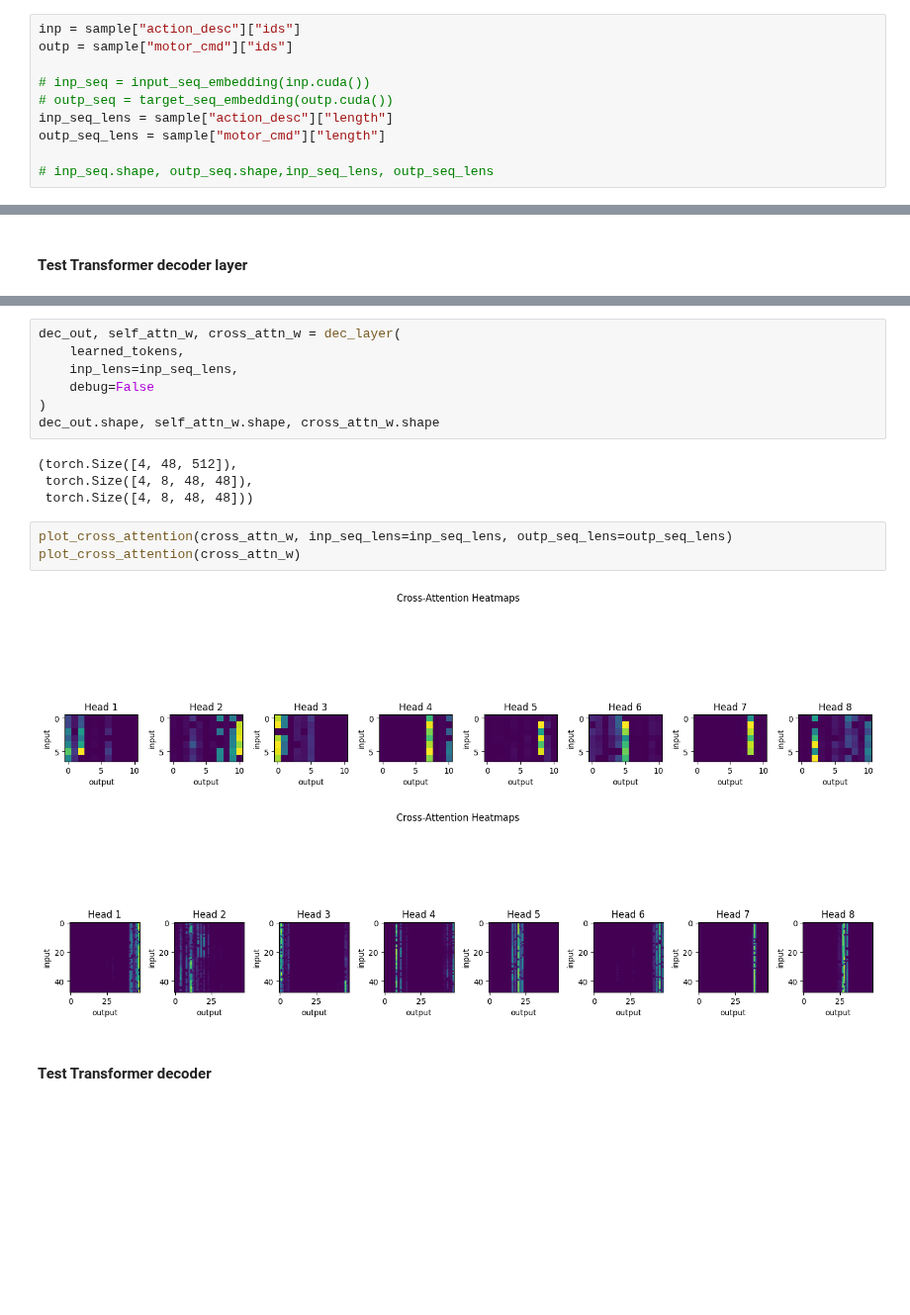
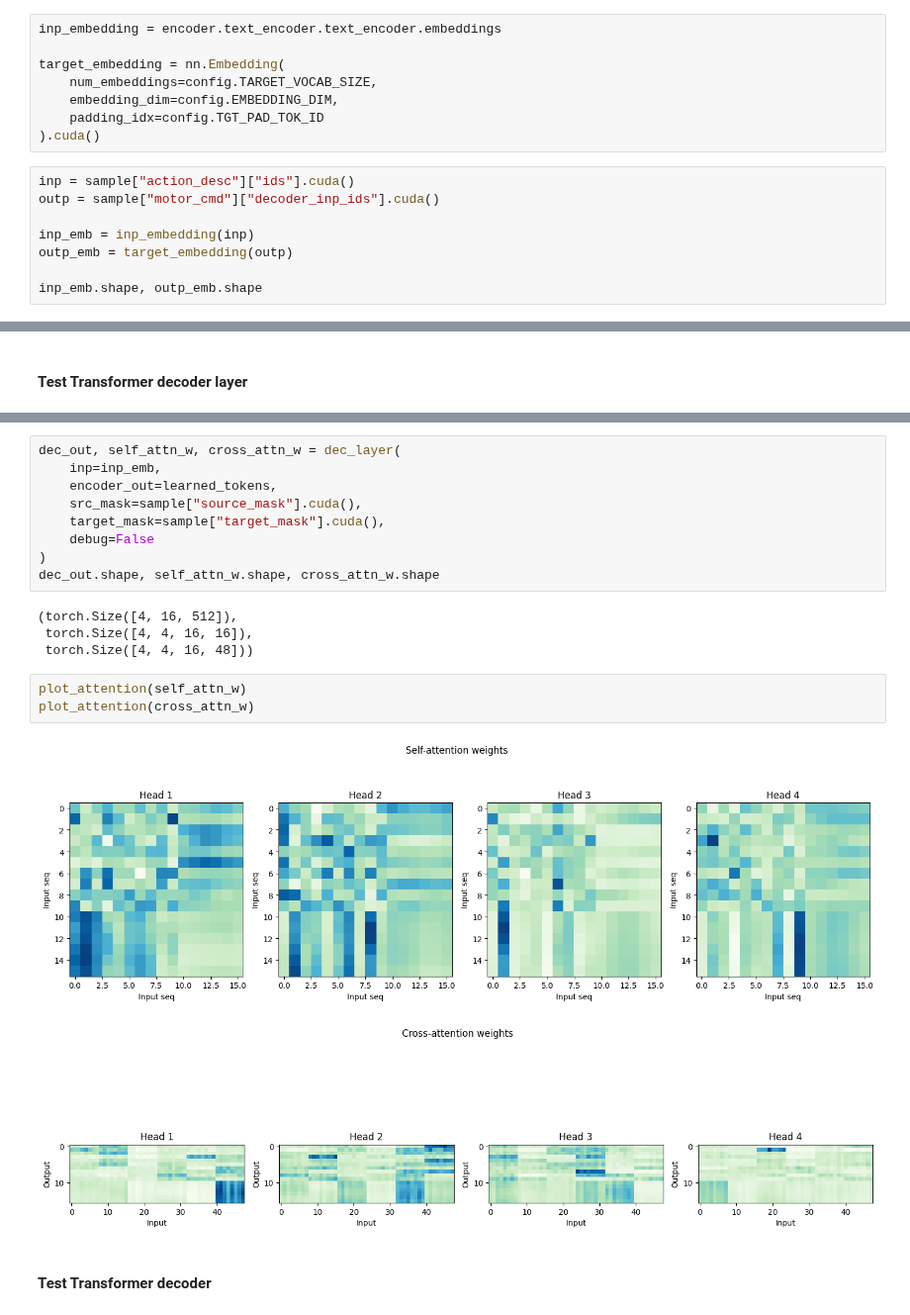
Before and after one commit to dric2018/smf_be, a Jupyter notebook: notebooks/Model.ipynb, the cells around one changed output, grey strips where cells are left out. Shown at 99% size. Drawn from its saved outputs; the diff is of its cells as text; blank space fills up the shorter version.

Commit message:
Updated RT1 Decoder

```diff
--- a/notebooks/Model.ipynb
+++ b/notebooks/Model.ipynb
@@ -253,13 +265,19 @@ print(pos_enc.shape)
 learned_tokens = tokenized_inputs + pos_enc
 # %% [output]
 torch.Size([4, 48, 512])
+# %%
+inp_embedding = encoder.text_encoder.text_encoder.embeddings
+
+target_embedding = nn.Embedding(
+    num_embeddings=config.TARGET_VOCAB_SIZE,
+    embedding_dim=config.EMBEDDING_DIM,
+    padding_idx=config.TGT_PAD_TOK_ID
+).cuda()
 # %%
-inp = sample["action_desc"]["ids"]
-outp = sample["motor_cmd"]["ids"]
+inp = sample["action_desc"]["ids"].cuda()
+outp = sample["motor_cmd"]["decoder_inp_ids"].cuda()
 
-# inp_seq = input_seq_embedding(inp.cuda())
-# outp_seq = target_seq_embedding(outp.cuda())
-inp_seq_lens = sample["action_desc"]["length"]
-outp_seq_lens = sample["motor_cmd"]["length"]
+inp_emb = inp_embedding(inp)
+outp_emb = target_embedding(outp)
 
-# inp_seq.shape, outp_seq.shape,inp_seq_lens, outp_seq_lens
+inp_emb.shape, outp_emb.shape
@@ -366,21 +487,23 @@ Non-trainable params: 0
 =================================================================
 # %%
 dec_out, self_attn_w, cross_attn_w = dec_layer(
-    learned_tokens,
-    inp_lens=inp_seq_lens,
+    inp=inp_emb,
+    encoder_out=learned_tokens,
+    src_mask=sample["source_mask"].cuda(),
+    target_mask=sample["target_mask"].cuda(),
     debug=False
 )
 dec_out.shape, self_attn_w.shape, cross_attn_w.shape
 # %% [output]
-(torch.Size([4, 48, 512]),
- torch.Size([4, 8, 48, 48]),
- torch.Size([4, 8, 48, 48]))
+(torch.Size([4, 16, 512]),
+ torch.Size([4, 4, 16, 16]),
+ torch.Size([4, 4, 16, 48]))
 # %%
-plot_cross_attention(cross_attn_w, inp_seq_lens=inp_seq_lens, outp_seq_lens=outp_seq_lens)
-plot_cross_attention(cross_attn_w)
+plot_attention(self_attn_w)
+plot_attention(cross_attn_w)
 # %% [output]
-[figure, old version]
+[figure, new version]
-[figure, old version]
+[figure, new version]
 # %% [markdown]
 #### Test Transformer decoder
 # %%
```
Also changed, not shown: parts of 43 cells of this notebook, 5 other files.
